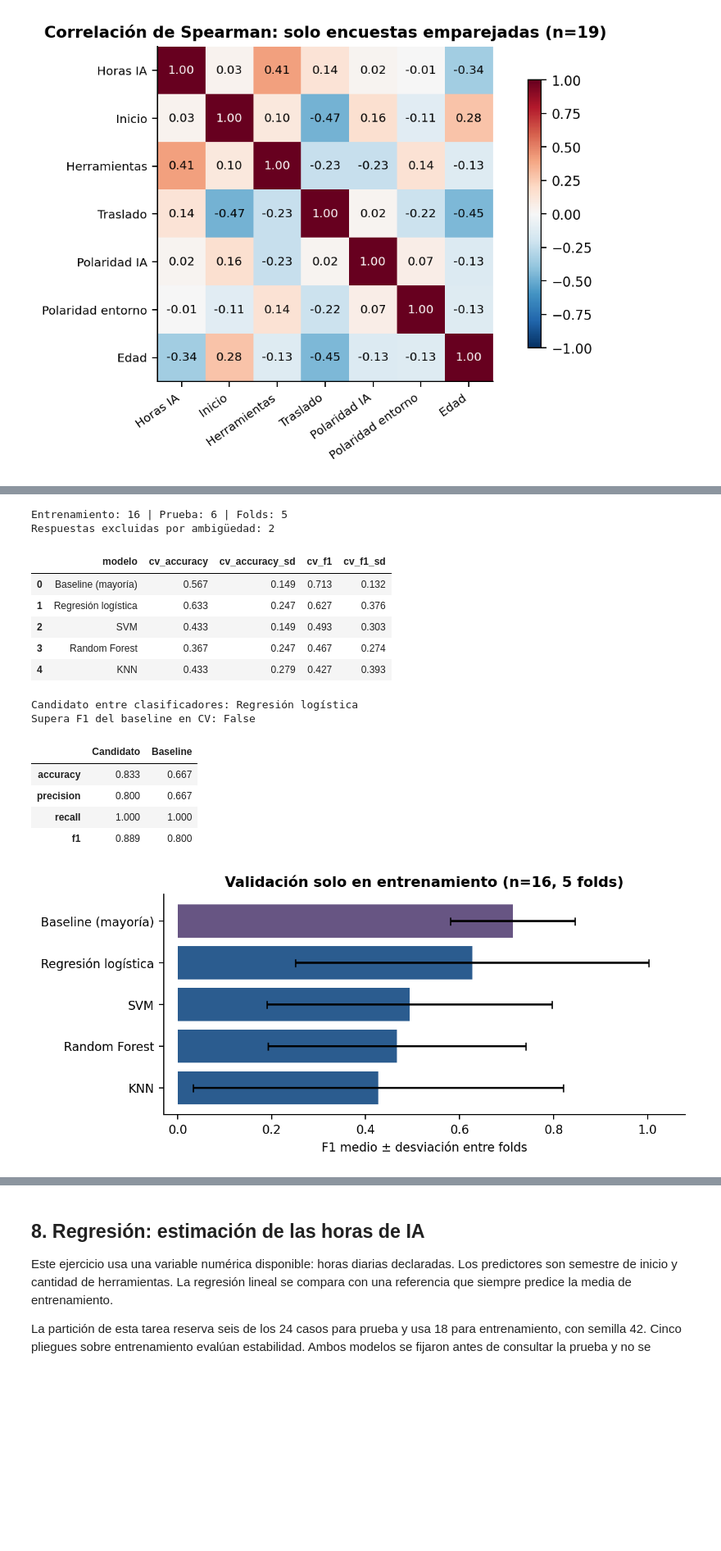
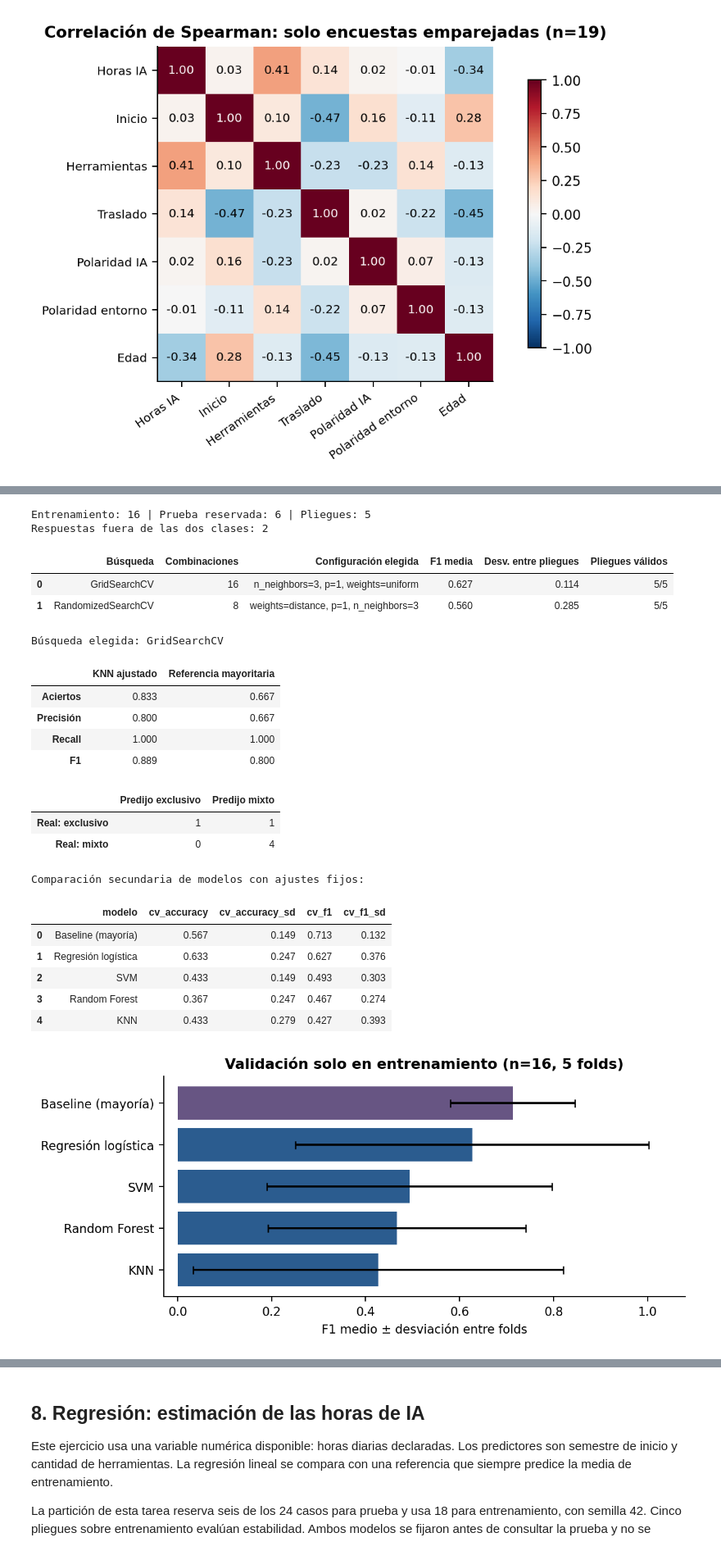
Before and after one commit to 424144407-enviar-it/sistemas-inteligentes-ia-desempeno, a Jupyter notebook: Analisis_IA_Desempeno_MAC_Cuestionarios.ipynb, the cells around one changed output, grey strips where cells are left out. Shown at 82% size. Saved outputs shown, nothing was run; the diff lists cells and outputs as text; code cells hidden in the pictures; blank space fills up the shorter version.

```diff
--- a/Analisis_IA_Desempeno_MAC_Cuestionarios.ipynb
+++ b/Analisis_IA_Desempeno_MAC_Cuestionarios.ipynb
@@ -19,7 +19,7 @@ from analisis import analizar, exportar
 
 ROOT = Path.cwd()
 DATA_DIR = Path(os.environ.get("IA_DATA_DIR", str(ROOT / "data" / "private")))
-OUT = ROOT / "resultados"
+OUT = Path(os.environ.get("IA_RESULTS_DIR", str(ROOT / "resultados")))
 resultado = analizar(DATA_DIR)
 exportar(resultado, OUT)
 r = resultado.resumen
@@ -164,30 +259,44 @@ Accuracy resume aciertos totales. F1 combina precisión y recall para la modalid
 # %%
 s = r["supervisado"]
 if s["estado"] == "ok":
-    print("Entrenamiento:", s["n_train"], "| Prueba:", s["n_test"], "| Folds:", s["n_folds"])
-    print("Respuestas excluidas por ambigüedad:", s["n_excluidos"])
+    print("Entrenamiento:", s["n_train"], "| Prueba reservada:", s["n_test"], "| Pliegues:", s["n_folds"])
+    print("Respuestas fuera de las dos clases:", s["n_excluidos"])
+    comparacion = s["ajuste"]
+    display(tabla_busquedas(comparacion))
+    print("Búsqueda elegida:", comparacion["mejor_metodo"])
+    nombres = {"accuracy": "Aciertos", "precision": "Precisión", "recall": "Recall", "f1": "F1"}
+    display(pd.DataFrame({
+        "KNN ajustado": {etiqueta: comparacion["test"][metrica] for metrica, etiqueta in nombres.items()},
+        "Referencia mayoritaria": {etiqueta: s["baseline_test"][metrica] for metrica, etiqueta in nombres.items()},
+    }).round(3))
+    display(pd.DataFrame(comparacion["test"]["confusion"],
+                         index=["Real: exclusivo", "Real: mixto"],
+                         columns=["Predijo exclusivo", "Predijo mixto"]))
+    print("Comparación secundaria de modelos con ajustes fijos:")
     display(pd.DataFrame(s["cv"]).drop(columns="fold_f1").round(3))
-    print("Candidato entre clasificadores:", s["seleccionado"])
-    print("Supera F1 del baseline en CV:", s["supera_baseline_cv"])
-    display(pd.DataFrame({"Candidato": {k:v for k,v in s["test"].items() if k != "confusion"}, "Baseline": {k:v for k,v in s["baseline_test"].items() if k != "confusion"}}).round(3))
     display(Image(filename=str(OUT / "figuras" / "modelos_cv.png")))
-    display(Image(filename=str(OUT / "figuras" / "confusion.png")))
 else:
     print(s["motivo"])
 # %% [output]
-Entrenamiento: 16 | Prueba: 6 | Folds: 5
-Respuestas excluidas por ambigüedad: 2
+Entrenamiento: 16 | Prueba reservada: 6 | Pliegues: 5
+Respuestas fuera de las dos clases: 2
-|  | modelo | cv_accuracy | cv_accuracy_sd | cv_f1 | cv_f1_sd |
-| 0 | Baseline (mayoría) | 0.567 | 0.149 | 0.713 | 0.132 |
-| 1 | Regresión logística | 0.633 | 0.247 | 0.627 | 0.376 |
-| 2 | SVM | 0.433 | 0.149 | 0.493 | 0.303 |
-| 3 | Random Forest | 0.367 | 0.247 | 0.467 | 0.274 |
-| 4 | KNN | 0.433 | 0.279 | 0.427 | 0.393 |
+|  | Búsqueda | Combinaciones | Configuración elegida | F1 media | Desv. entre pliegues | Pliegues válidos |
+| 0 | GridSearchCV | 16 | n_neighbors=3, p=1, weights=uniform | 0.627 | 0.114 | 5/5 |
+| 1 | RandomizedSearchCV | 8 | weights=distance, p=1, n_neighbors=3 | 0.560 | 0.285 | 5/5 |
-Candidato entre clasificadores: Regresión logística
-Supera F1 del baseline en CV: False
+Búsqueda elegida: GridSearchCV
-|  | Candidato | Baseline |
-| accuracy | 0.833 | 0.667 |
-| precision | 0.800 | 0.667 |
-| recall | 1.000 | 1.000 |
-| f1 | 0.889 | 0.800 |
+|  | KNN ajustado | Referencia mayoritaria |
+| Aciertos | 0.833 | 0.667 |
+| Precisión | 0.800 | 0.667 |
+| Recall | 1.000 | 1.000 |
+| F1 | 0.889 | 0.800 |
+|  | Predijo exclusivo | Predijo mixto |
+| Real: exclusivo | 1 | 1 |
+| Real: mixto | 0 | 4 |
+Comparación secundaria de modelos con ajustes fijos:
+|  | modelo | cv_accuracy | cv_accuracy_sd | cv_f1 | cv_f1_sd |
+| 0 | Baseline (mayoría) | 0.567 | 0.149 | 0.713 | 0.132 |
+| 1 | Regresión logística | 0.633 | 0.247 | 0.627 | 0.376 |
+| 2 | SVM | 0.433 | 0.149 | 0.493 | 0.303 |
+| 3 | Random Forest | 0.367 | 0.247 | 0.467 | 0.274 |
+| 4 | KNN | 0.433 | 0.279 | 0.427 | 0.393 |
 [figure]
```
Also changed, not shown: parts of 11 cells of this notebook, 23 other files.
